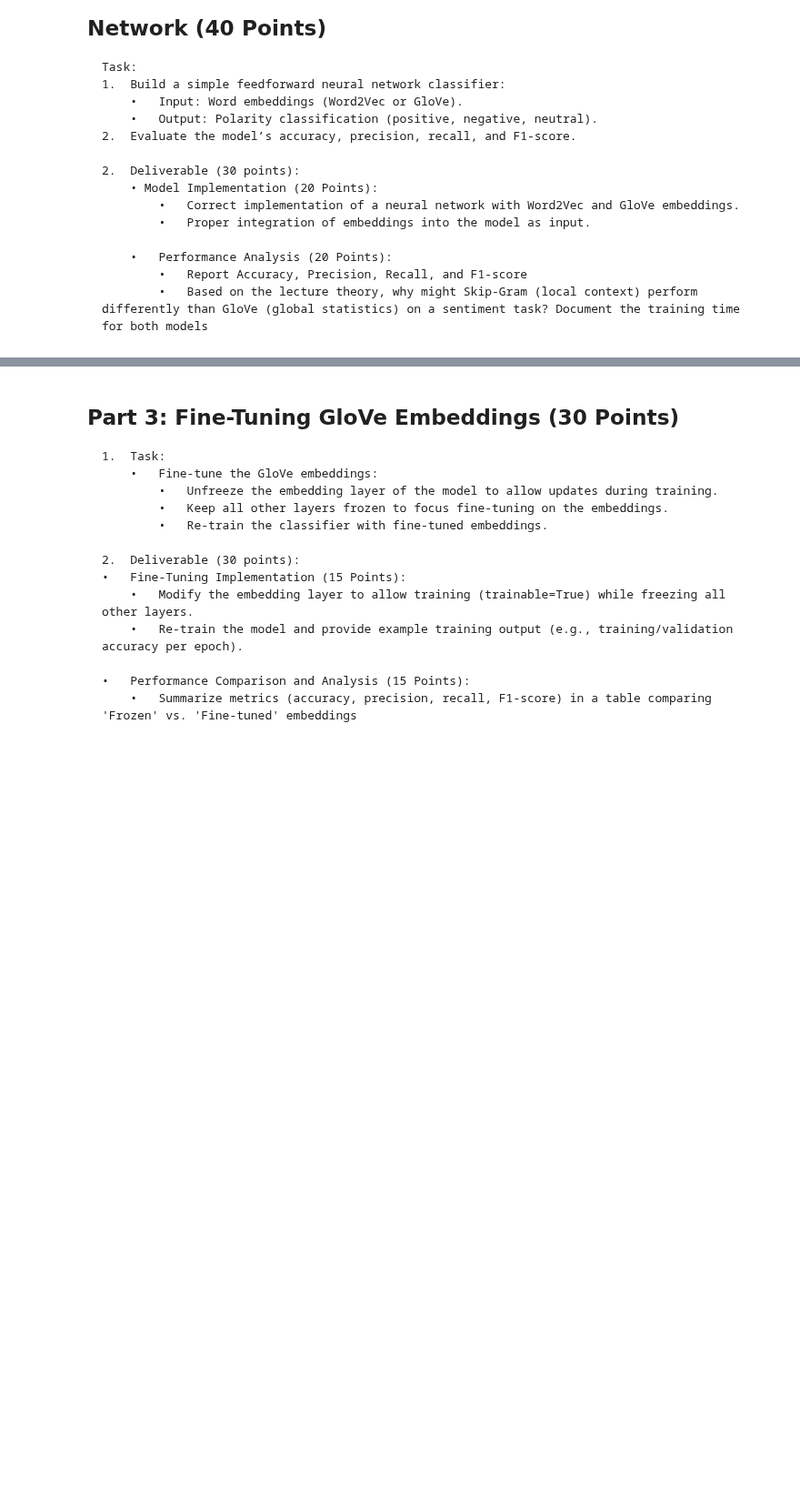
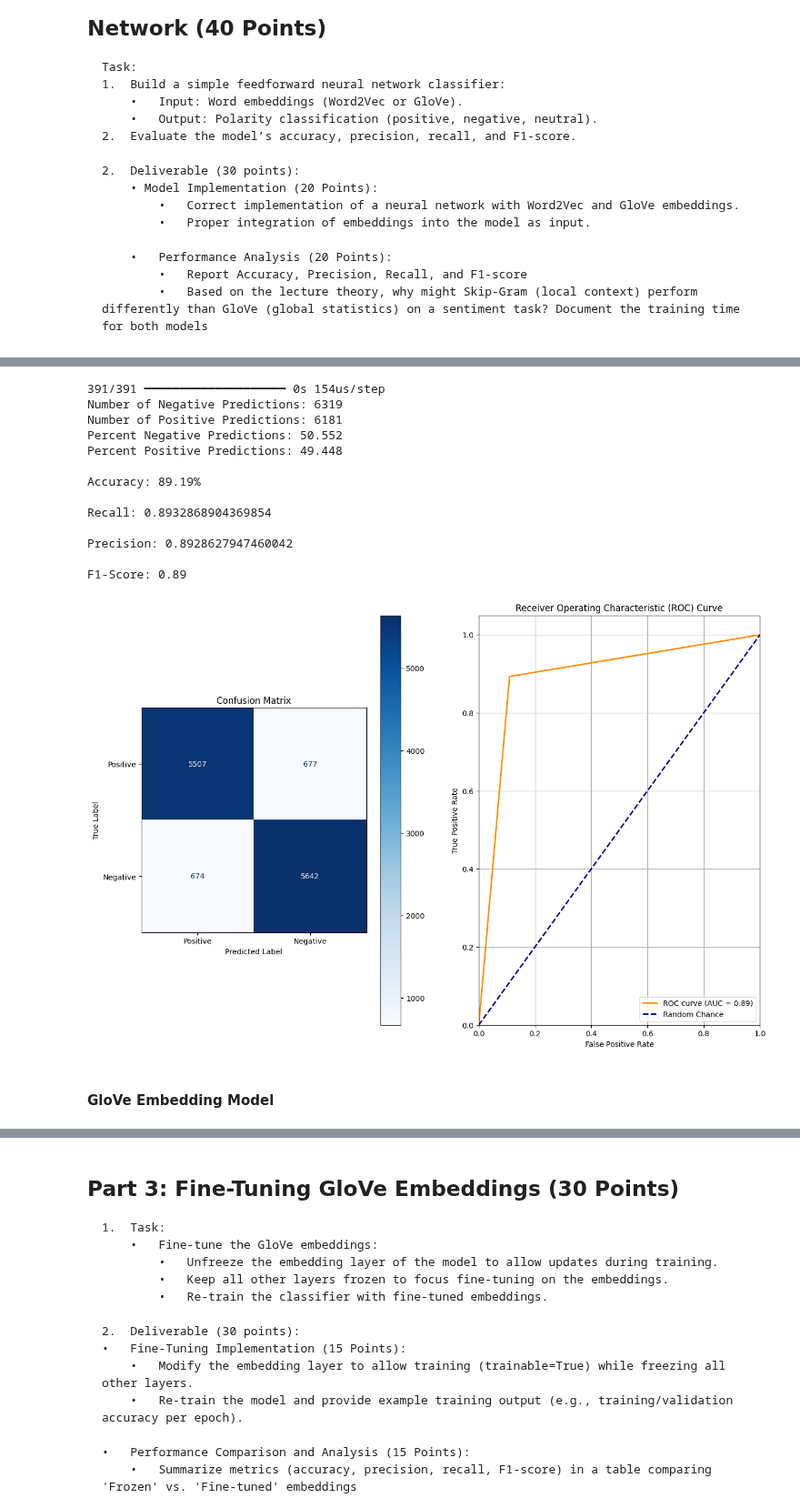
Before and after one commit to rcwaterman/DSE6212, a Jupyter notebook: Module 3/Module_3_Assignment_Word_Embeddings-1.ipynb, the cells around one changed output, grey strips where cells are left out. Shown at 91% size. Cells and saved outputs as stored; diff of their text form; code cells hidden in the pictures; blank space fills up the shorter version.

```diff
--- a/Module 3/Module_3_Assignment_Word_Embeddings-1.ipynb
+++ b/Module 3/Module_3_Assignment_Word_Embeddings-1.ipynb
@@ -91,0 +556,14 @@ Sample Label (0=Negative, 1=Positive): 1
+# %%
+novel_x = x_test[12500:]
+novel_y = np.array(y_test[12500:]).astype(np.float32)
+
+# Transform the x data with preprocessing, tokenization, and padding
+preprocessed_novel_x = []
+for review in novel_x:
+    preprocessed_novel_x.append(clean_text(decode_review(review)))
+
+#NOTE: The commented out lines, below, are very incorrect and you should never do this again.
+#tokenizer.fit_on_texts(preprocessed_novel_x)
+#novel_word_index = tokenizer.word_index
+novel_sequences = tokenizer.texts_to_sequences(preprocessed_novel_x)
+novel_padded_sequences = pad_sequences(novel_sequences, padding='post')
@@ -91,0 +576,21 @@ Sample Label (0=Negative, 1=Positive): 1
+# %%
+word2vec_eval = ModelEvaluator(word2vec_classifier_model)
+
+word2vec_eval.eval_model(novel_padded_sequences, novel_y, labels=["Positive", "Negative"])
+# %% [output]
+391/391 ━━━━━━━━━━━━━━━━━━━━ 0s 154us/step
+Number of Negative Predictions: 6319
+Number of Positive Predictions: 6181
+Percent Negative Predictions: 50.552
+Percent Positive Predictions: 49.448
+
+Accuracy: 89.19%
+
+Recall: 0.8932868904369854
+
+Precision: 0.8928627947460042
+
+F1-Score: 0.89
+[figure, added]
+# %% [markdown]
+#### GloVe Embedding Model
```
Also changed, not shown: parts of 77 cells of this notebook, 2 other files.
